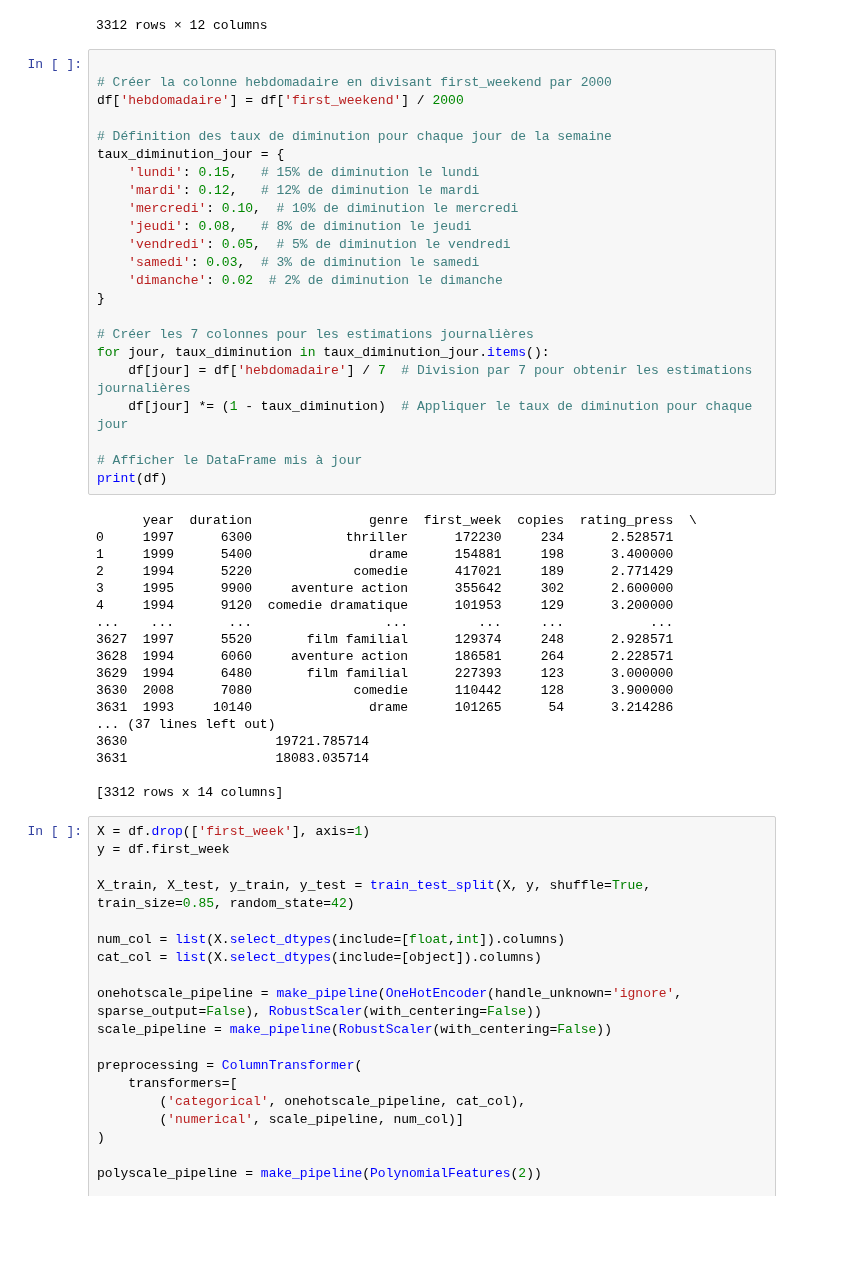
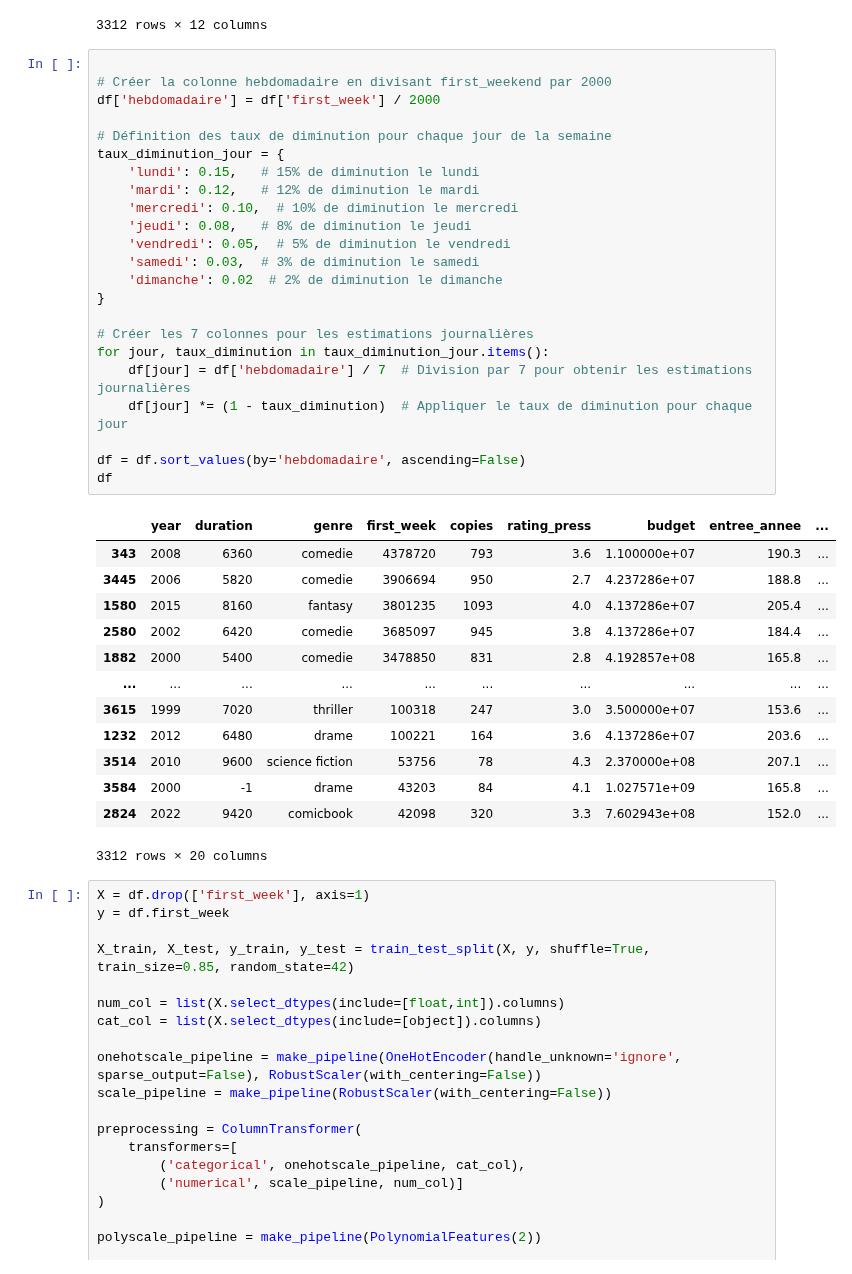
Before and after one commit to AFlo59/Brief_Popularity_Film, a Jupyter notebook: modelisation/model.ipynb, the cells around one changed output. Drawn from its saved outputs; the diff is of its cells as text; blank space fills up the shorter version.

```diff
--- a/modelisation/model.ipynb
+++ b/modelisation/model.ipynb
@@ -37,44 +37,40 @@ df
 # %%
 
 # Créer la colonne hebdomadaire en divisant first_weekend par 2000
-df['hebdomadaire'] = df['first_weekend'] / 2000
+df['hebdomadaire'] = df['first_week'] / 2000
 
 # Définition des taux de diminution pour chaque jour de la semaine
 taux_diminution_jour = {
     'lundi': 0.15,   # 15% de diminution le lundi
     'mardi': 0.12,   # 12% de diminution le mardi
     'mercredi': 0.10,  # 10% de diminution le mercredi
     'jeudi': 0.08,   # 8% de diminution le jeudi
     'vendredi': 0.05,  # 5% de diminution le vendredi
     'samedi': 0.03,  # 3% de diminution le samedi
     'dimanche': 0.02  # 2% de diminution le dimanche
 }
 
 # Créer les 7 colonnes pour les estimations journalières
 for jour, taux_diminution in taux_diminution_jour.items():
     df[jour] = df['hebdomadaire'] / 7  # Division par 7 pour obtenir les estimations journalières
     df[jour] *= (1 - taux_diminution)  # Appliquer le taux de diminution pour chaque jour
 
-# Afficher le DataFrame mis à jour
-print(df)
+df = df.sort_values(by='hebdomadaire', ascending=False)
+df
 # %% [output]
+|  | year | duration | genre | first_week | copies | rating_press | budget | entree_annee | ... |
+| 343 | 2008 | 6360 | comedie | 4378720 | 793 | 3.6 | 1.100000e+07 | 190.3 | ... |
+| 3445 | 2006 | 5820 | comedie | 3906694 | 950 | 2.7 | 4.237286e+07 | 188.8 | ... |
+| 1580 | 2015 | 8160 | fantasy | 3801235 | 1093 | 4.0 | 4.137286e+07 | 205.4 | ... |
+| 2580 | 2002 | 6420 | comedie | 3685097 | 945 | 3.8 | 4.137286e+07 | 184.4 | ... |
+| 1882 | 2000 | 5400 | comedie | 3478850 | 831 | 2.8 | 4.192857e+08 | 165.8 | ... |
+| ... | ... | ... | ... | ... | ... | ... | ... | ... | ... |
+| 3615 | 1999 | 7020 | thriller | 100318 | 247 | 3.0 | 3.500000e+07 | 153.6 | ... |
+| 1232 | 2012 | 6480 | drame | 100221 | 164 | 3.6 | 4.137286e+07 | 203.6 | ... |
+| 3514 | 2010 | 9600 | science fiction | 53756 | 78 | 4.3 | 2.370000e+08 | 207.1 | ... |
+| 3584 | 2000 | -1 | drame | 43203 | 84 | 4.1 | 1.027571e+09 | 165.8 | ... |
+| 2824 | 2022 | 9420 | comicbook | 42098 | 320 | 3.3 | 7.602943e+08 | 152.0 | ... |
-      year  duration               genre  first_week  copies  rating_press  \
-0     1997      6300            thriller      172230     234      2.528571
-1     1999      5400               drame      154881     198      3.400000
-2     1994      5220             comedie      417021     189      2.771429
-3     1995      9900     aventure action      355642     302      2.600000
-4     1994      9120  comedie dramatique      101953     129      3.200000
-...    ...       ...                 ...         ...     ...           ...
-3627  1997      5520       film familial      129374     248      2.928571
-3628  1994      6060     aventure action      186581     264      2.228571
-3629  1994      6480       film familial      227393     123      3.000000
-3630  2008      7080             comedie      110442     128      3.900000
-3631  1993     10140               drame      101265      54      3.214286
-... (37 lines left out)
-3630                   19721.785714
-3631                   18083.035714
-
-[3312 rows x 14 columns]
+3312 rows × 20 columns
 # %%
 X = df.drop(['first_week'], axis=1)
 y = df.first_week
```
Also changed, not shown: parts of 6 cells of this notebook.
